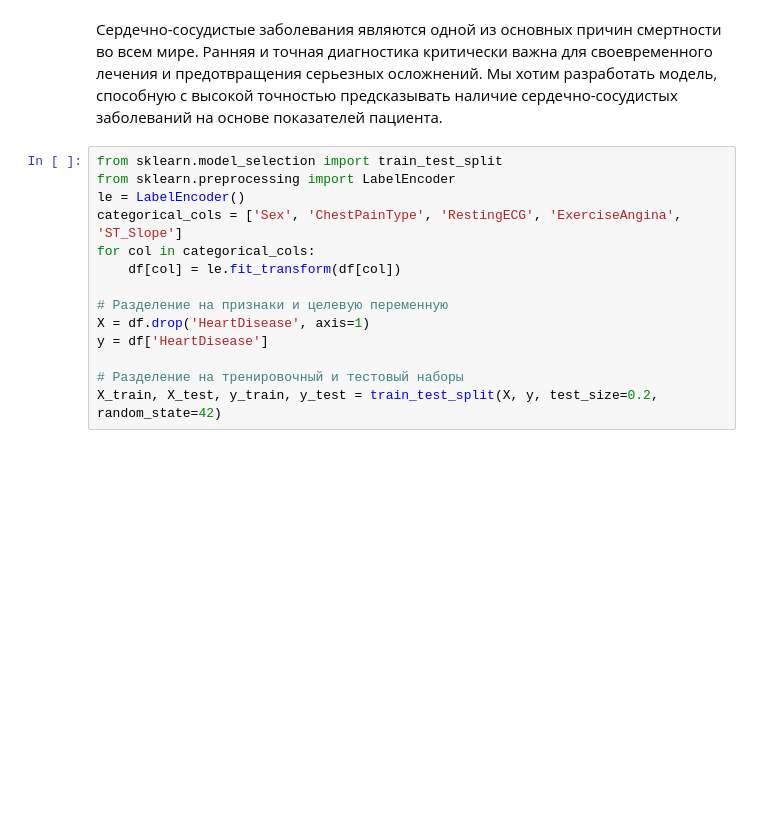
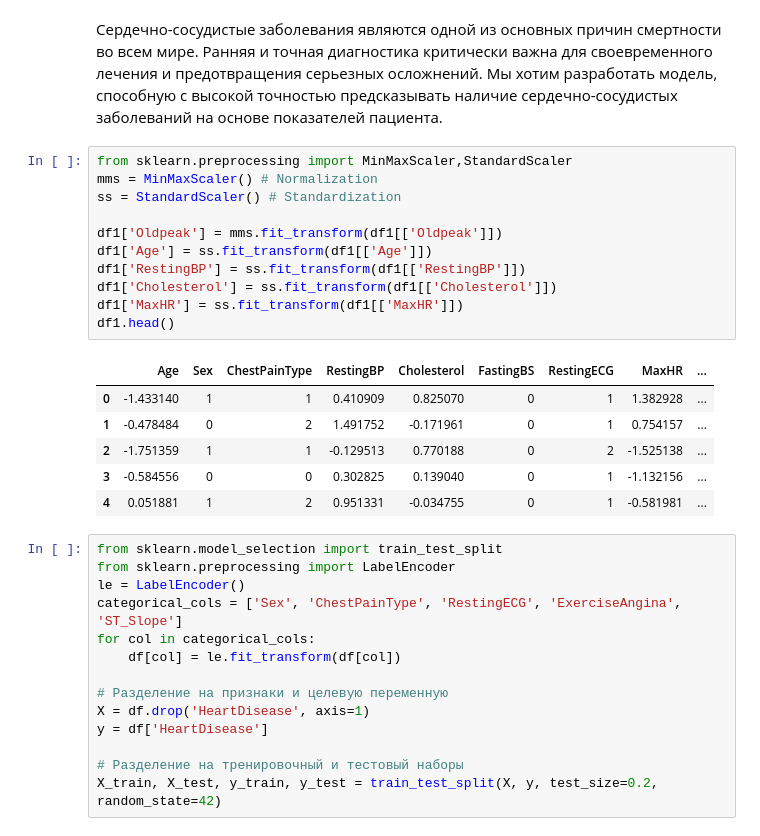
Before and after one commit to Khaymonenko/StatPrak, a Jupyter notebook: Project 3/Project.ipynb, the cells around one changed output. Drawn from its saved outputs; the diff is of its cells as text; blank space fills up the shorter version.

```diff
--- a/Project 3/Project.ipynb
+++ b/Project 3/Project.ipynb
@@ -226,6 +226,24 @@ plt.show()
 [figure]
 # %% [markdown]
 Сердечно-сосудистые заболевания являются одной из основных причин смертности во всем мире. Ранняя и точная диагностика критически важна для своевременного лечения и предотвращения серьезных осложнений. Мы хотим разработать модель, способную с высокой точностью предсказывать наличие сердечно-сосудистых заболеваний на основе показателей пациента.
+# %%
+from sklearn.preprocessing import MinMaxScaler,StandardScaler
+mms = MinMaxScaler() # Normalization
+ss = StandardScaler() # Standardization
+
+df1['Oldpeak'] = mms.fit_transform(df1[['Oldpeak']])
+df1['Age'] = ss.fit_transform(df1[['Age']])
+df1['RestingBP'] = ss.fit_transform(df1[['RestingBP']])
+df1['Cholesterol'] = ss.fit_transform(df1[['Cholesterol']])
+df1['MaxHR'] = ss.fit_transform(df1[['MaxHR']])
+df1.head()
+# %% [output]
+|  | Age | Sex | ChestPainType | RestingBP | Cholesterol | FastingBS | RestingECG | MaxHR | ... |
+| 0 | -1.433140 | 1 | 1 | 0.410909 | 0.825070 | 0 | 1 | 1.382928 | ... |
+| 1 | -0.478484 | 0 | 2 | 1.491752 | -0.171961 | 0 | 1 | 0.754157 | ... |
+| 2 | -1.751359 | 1 | 1 | -0.129513 | 0.770188 | 0 | 2 | -1.525138 | ... |
+| 3 | -0.584556 | 0 | 0 | 0.302825 | 0.139040 | 0 | 1 | -1.132156 | ... |
+| 4 | 0.051881 | 1 | 2 | 0.951331 | -0.034755 | 0 | 1 | -0.581981 | ... |
 # %%
 from sklearn.model_selection import train_test_split
 from sklearn.preprocessing import LabelEncoder
```
Also changed, not shown: parts of 5 cells of this notebook.
